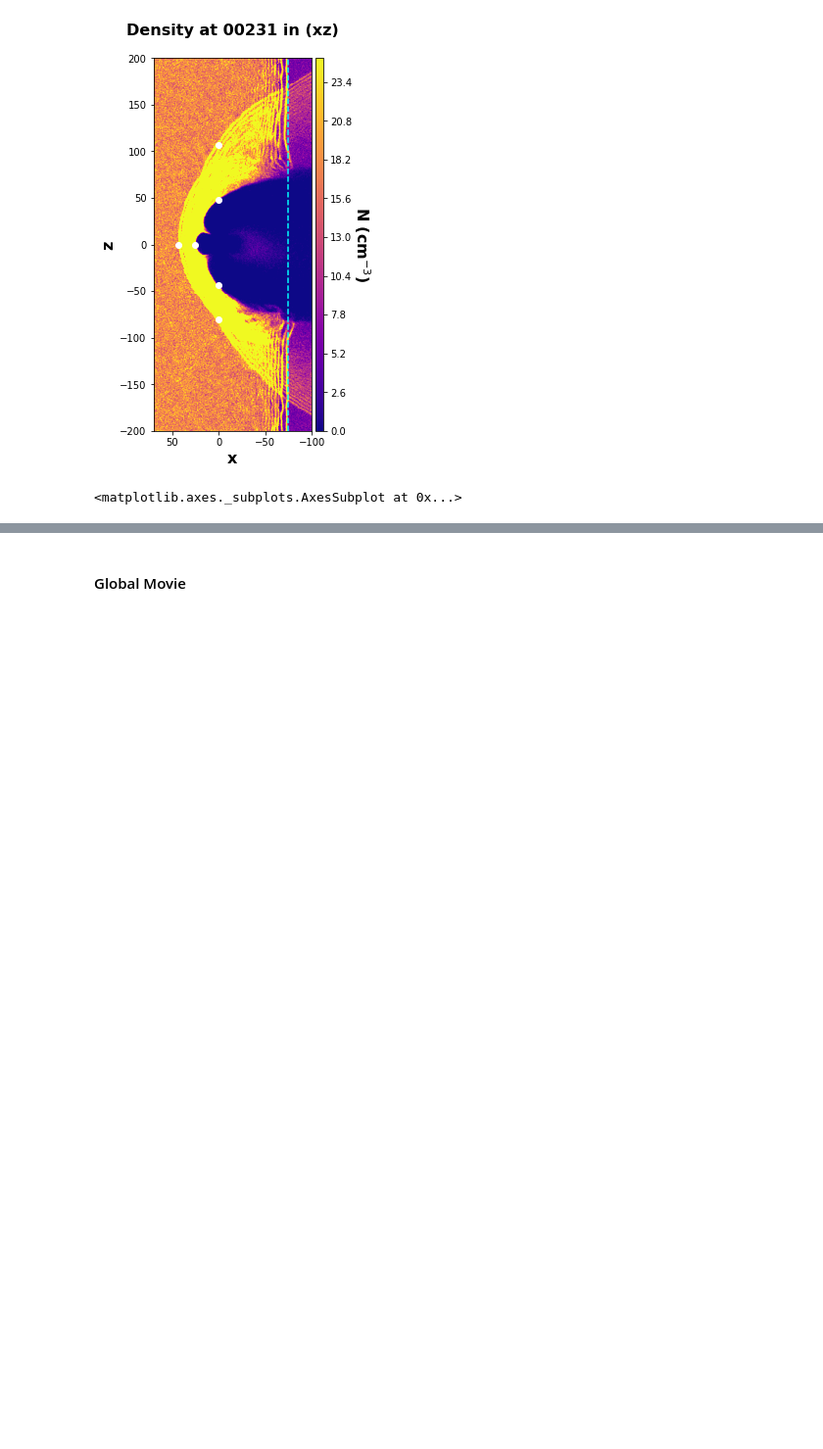
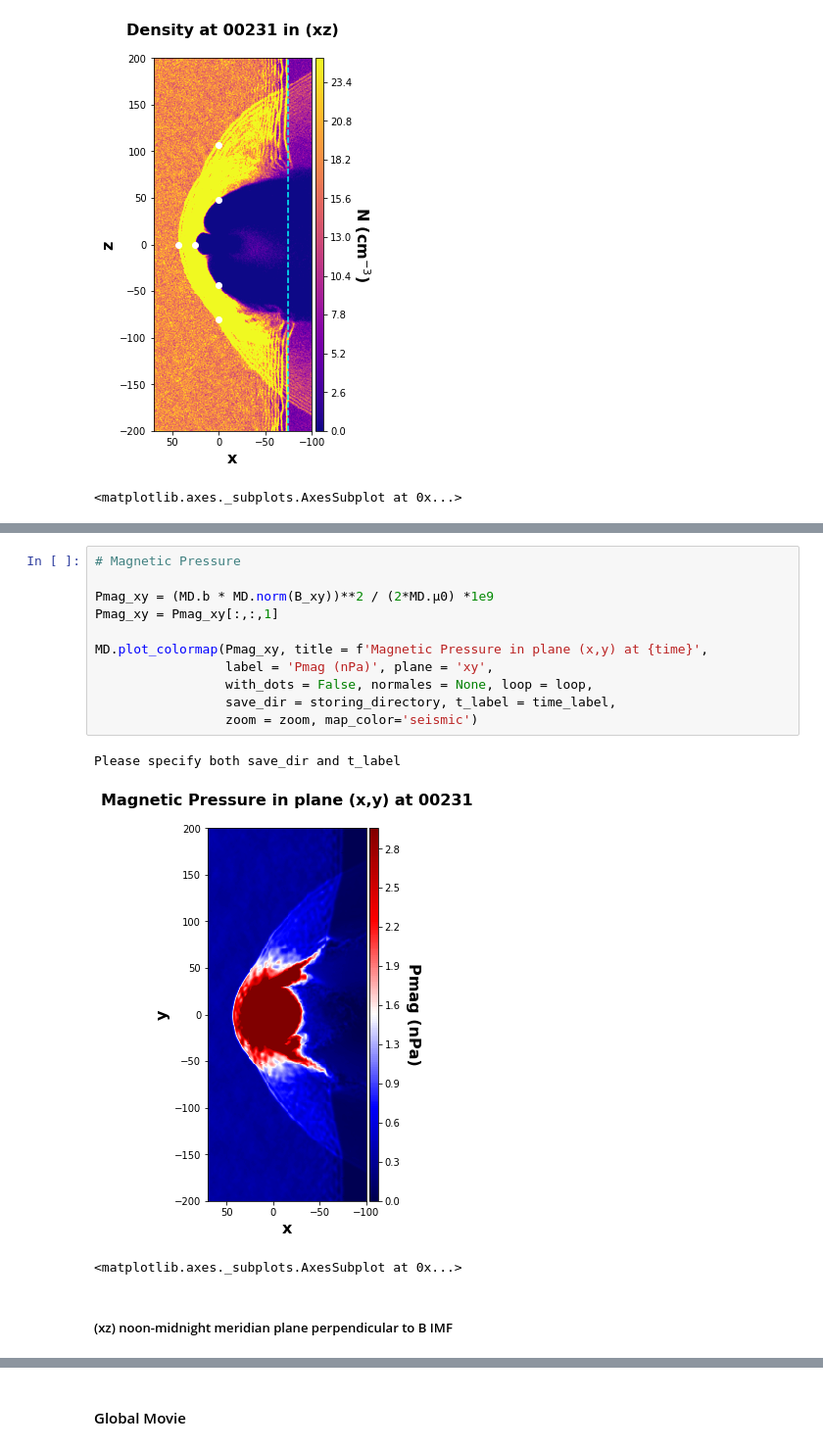
Before and after one commit to cmoissar/Jupyter-Notebooks, a Jupyter notebook: Story_Writer.ipynb, the cells around one changed output, grey strips where cells are left out. Shown at 98% size. Saved outputs shown, nothing was run; the diff lists cells and outputs as text; blank space fills up the shorter version.

```diff
--- a/Story_Writer.ipynb
+++ b/Story_Writer.ipynb
@@ -1135,0 +1181,17 @@ Please specify both save_dir and t_label
+# %%
+# Magnetic Pressure
+
+Pmag_xy = (MD.b * MD.norm(B_xy))**2 / (2*MD.µ0) *1e9
+Pmag_xy = Pmag_xy[:,:,1]
+
+MD.plot_colormap(Pmag_xy, title = f'Magnetic Pressure in plane (x,y) at {time}',
+                 label = 'Pmag (nPa)', plane = 'xy',
+                 with_dots = False, normales = None, loop = loop,
+                 save_dir = storing_directory, t_label = time_label,
+                 zoom = zoom, map_color='seismic')
+# %% [output]
+Please specify both save_dir and t_label
+[figure, added]
+<matplotlib.axes._subplots.AxesSubplot at 0x...>
+# %% [markdown]
+##### (xz) noon-midnight meridian plane perpendicular to B IMF
```
Also changed, not shown: parts of 16 cells of this notebook, 3 other files.
